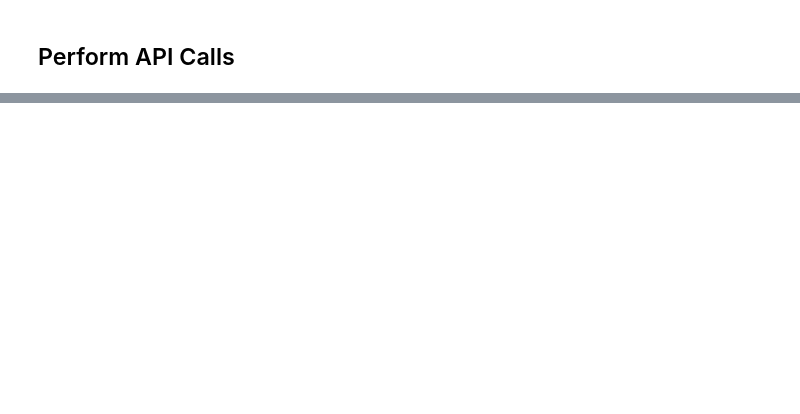
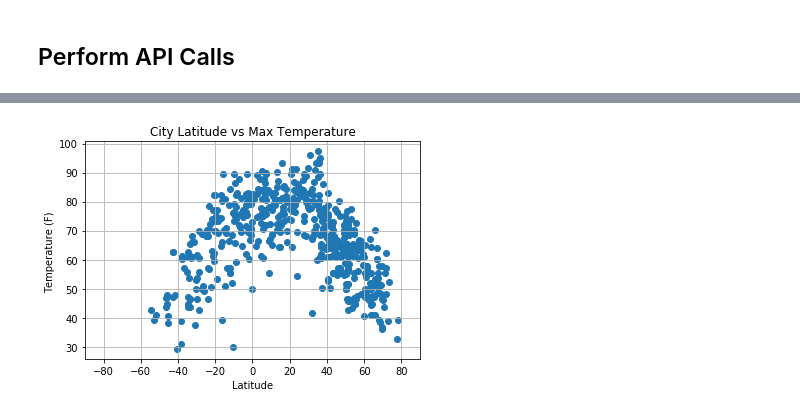
Before and after one commit to JaganMReddy/Python-APIs, a Jupyter notebook: WeatherPy.ipynb, the cells around one changed output, grey strips where cells are left out. Saved outputs shown, nothing was run; the diff lists cells and outputs as text; code cells hidden in the pictures; blank space fills up the shorter version.

```diff
--- a/WeatherPy.ipynb
+++ b/WeatherPy.ipynb
@@ -32,8 +39,9 @@ lat_lngs = zip(lats, lngs)
 # %%
 # Identify nearest city for each lat, lng combination
+cntr = 0
 for lat_lng in lat_lngs:
-    city = citipy.nearest_city(lat_lng[0], lat_lng[1]).city_name
-
+    city = citipy.nearest_city(lats[cntr], lngs[cntr]).city_name
+    cntr = cntr + 1
     # If the city is unique, then add it to a our cities list
     if city not in cities:
         cities.append(city)
@@ -90,5 +93,0 @@ http://api.openweathermap.org/data/2.5/weather?&q=ciudad bolivar
-# %%
-#collected_data
-
-for data in collected_data :
-        data.get("coord").get("lat")
@@ -121,0 +112,14 @@ AttributeError: 'NoneType' object has no attribute 'get'
+# %%
+# Create data frame with aggregated data
+weather_data = pd.DataFrame({"cityName":validcities,
+                            "country":countryList,
+                            "lat":lat_data,
+                            "lng":lng_data,
+                            "temp":temp_data,
+                            "humidity":humid_data,
+                            "cloudiness":cloud_data,
+                            "winds":wind_data})
+
+# re order columns
+weather_data = weather_data[["cityName","country","lat","lng","temp","humidity","cloudiness","winds"]]
+weather_data.head()
@@ -121,0 +136,19 @@ AttributeError: 'NoneType' object has no attribute 'get'
+# %%
+# Build a scatter plot for each data type
+
+# Latitude vs Max Temp
+plt.scatter(weather_data["lat"], weather_data["temp"], marker="o")
+
+# Add chart labels
+plt.title("City Latitude vs Max Temperature")
+plt.ylabel("Temperature (F) ")
+plt.xlabel("Latitude")
+plt.grid(True)
+plt.xlim(-90,90)
+
+# Save the figure
+plt.savefig("Lat_vs_MaxTemp.png")
+# Show plot
+plt.show()
+# %% [output]
+[figure, added]
```
Also changed, not shown: parts of 12 cells of this notebook.
